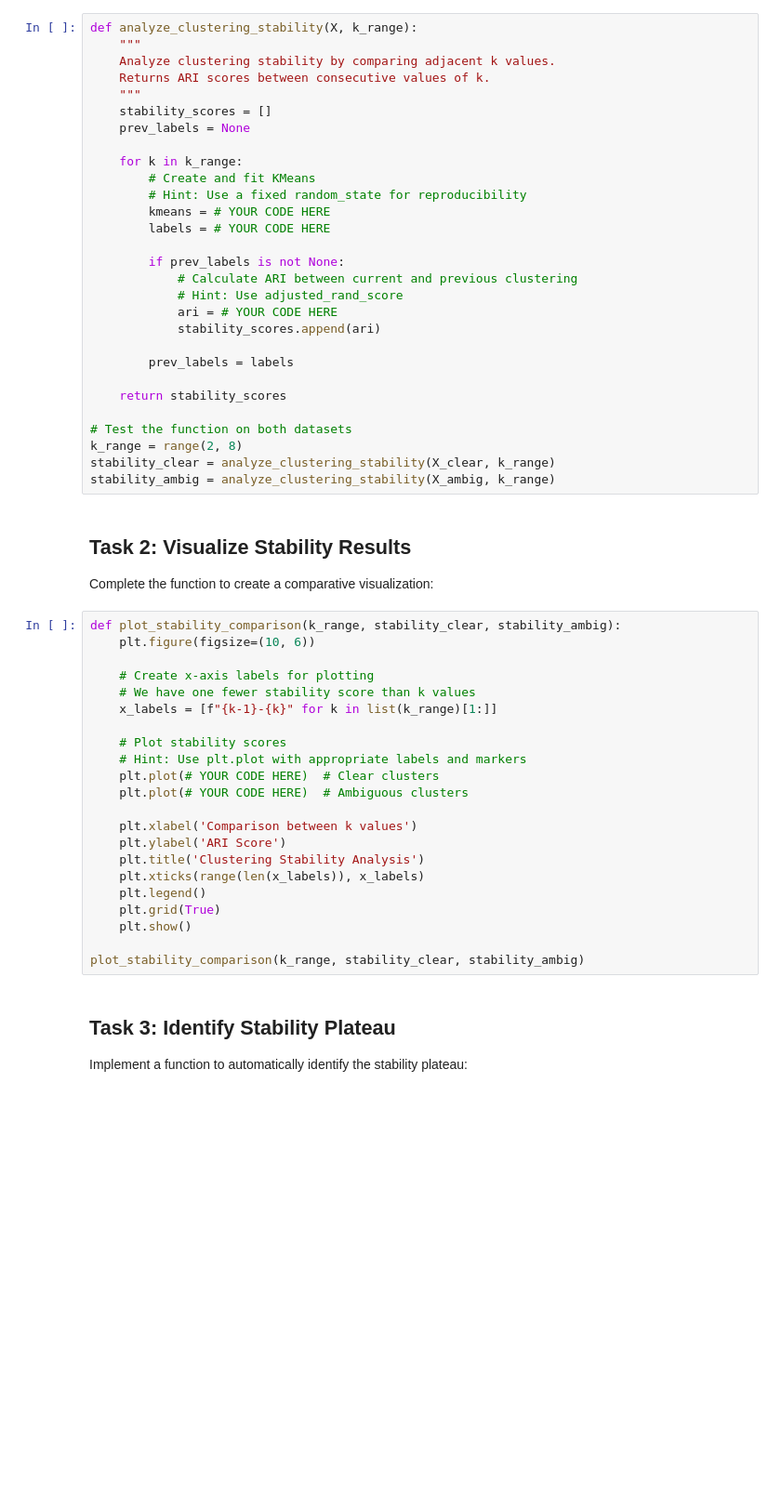
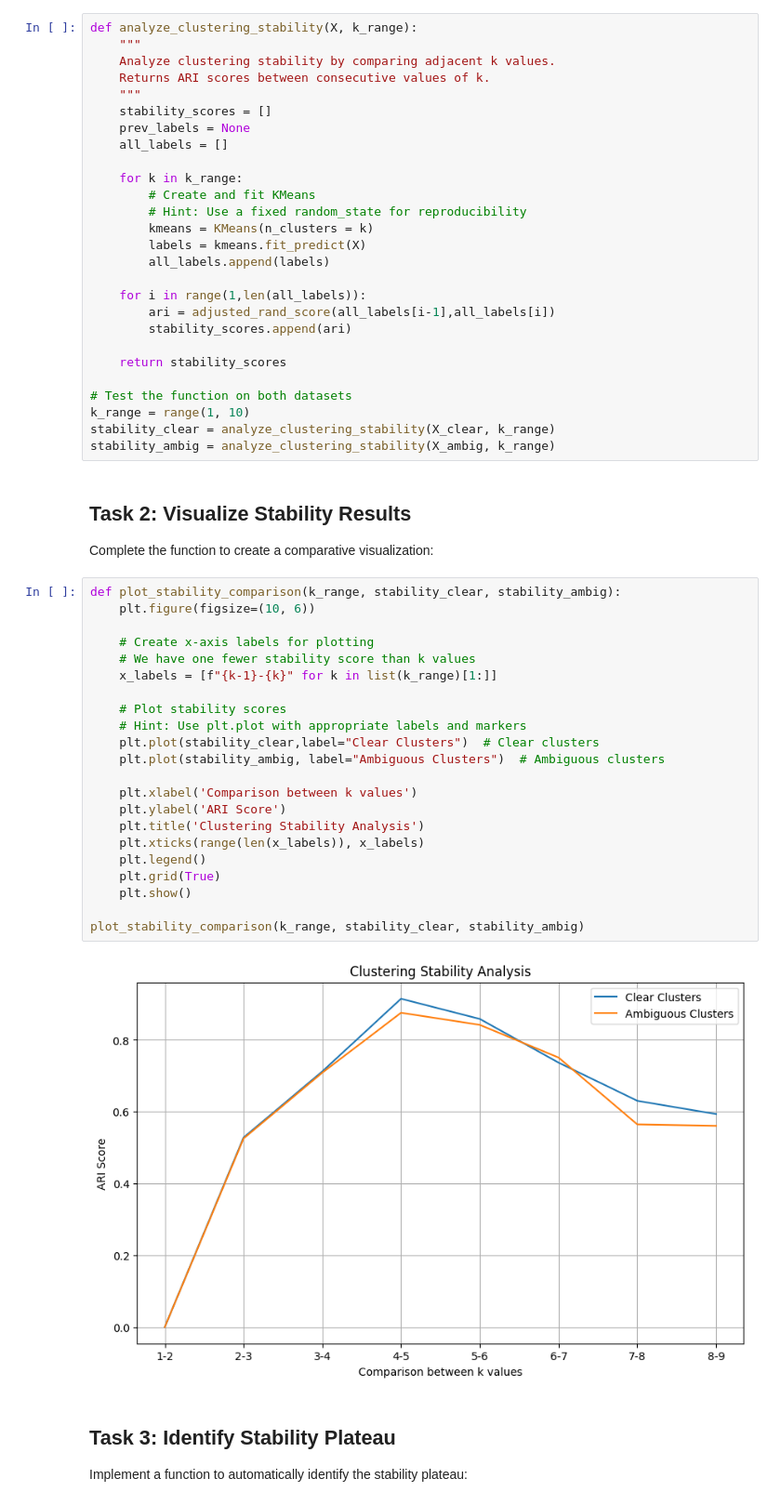
Before and after one commit to IST407/fixed2-student-lectures-lmbattaglia, a Jupyter notebook: 13-week13/lab-exercises.ipynb, the cells around one changed output. Shown at 93% size. Cells and saved outputs as stored; diff of their text form; blank space fills up the shorter version.

```diff
--- a/13-week13/lab-exercises.ipynb
+++ b/13-week13/lab-exercises.ipynb
@@ -315,25 +331,23 @@ def analyze_clustering_stability(X, k_range):
     """
     stability_scores = []
     prev_labels = None
+    all_labels = []
 
     for k in k_range:
         # Create and fit KMeans
         # Hint: Use a fixed random_state for reproducibility
-        kmeans = # YOUR CODE HERE
-        labels = # YOUR CODE HERE
+        kmeans = KMeans(n_clusters = k)
+        labels = kmeans.fit_predict(X)
+        all_labels.append(labels)
 
-        if prev_labels is not None:
-            # Calculate ARI between current and previous clustering
-            # Hint: Use adjusted_rand_score
-            ari = # YOUR CODE HERE
-            stability_scores.append(ari)
-
-        prev_labels = labels
+    for i in range(1,len(all_labels)):
+        ari = adjusted_rand_score(all_labels[i-1],all_labels[i])
+        stability_scores.append(ari)
 
     return stability_scores
 
 # Test the function on both datasets
-k_range = range(2, 8)
+k_range = range(1, 10)
 stability_clear = analyze_clustering_stability(X_clear, k_range)
 stability_ambig = analyze_clustering_stability(X_ambig, k_range)
 # %% [markdown]
@@ -344,25 +358,27 @@ Complete the function to create a comparative visualization:
 # %%
 def plot_stability_comparison(k_range, stability_clear, stability_ambig):
     plt.figure(figsize=(10, 6))
 
     # Create x-axis labels for plotting
     # We have one fewer stability score than k values
     x_labels = [f"{k-1}-{k}" for k in list(k_range)[1:]]
 
     # Plot stability scores
     # Hint: Use plt.plot with appropriate labels and markers
-    plt.plot(# YOUR CODE HERE)  # Clear clusters
-    plt.plot(# YOUR CODE HERE)  # Ambiguous clusters
+    plt.plot(stability_clear,label="Clear Clusters")  # Clear clusters
+    plt.plot(stability_ambig, label="Ambiguous Clusters")  # Ambiguous clusters
 
     plt.xlabel('Comparison between k values')
     plt.ylabel('ARI Score')
     plt.title('Clustering Stability Analysis')
     plt.xticks(range(len(x_labels)), x_labels)
     plt.legend()
     plt.grid(True)
     plt.show()
 
 plot_stability_comparison(k_range, stability_clear, stability_ambig)
+# %% [output]
+[figure, added]
 # %% [markdown]
 
 
```
Also changed, not shown: parts of 9 cells of this notebook.
